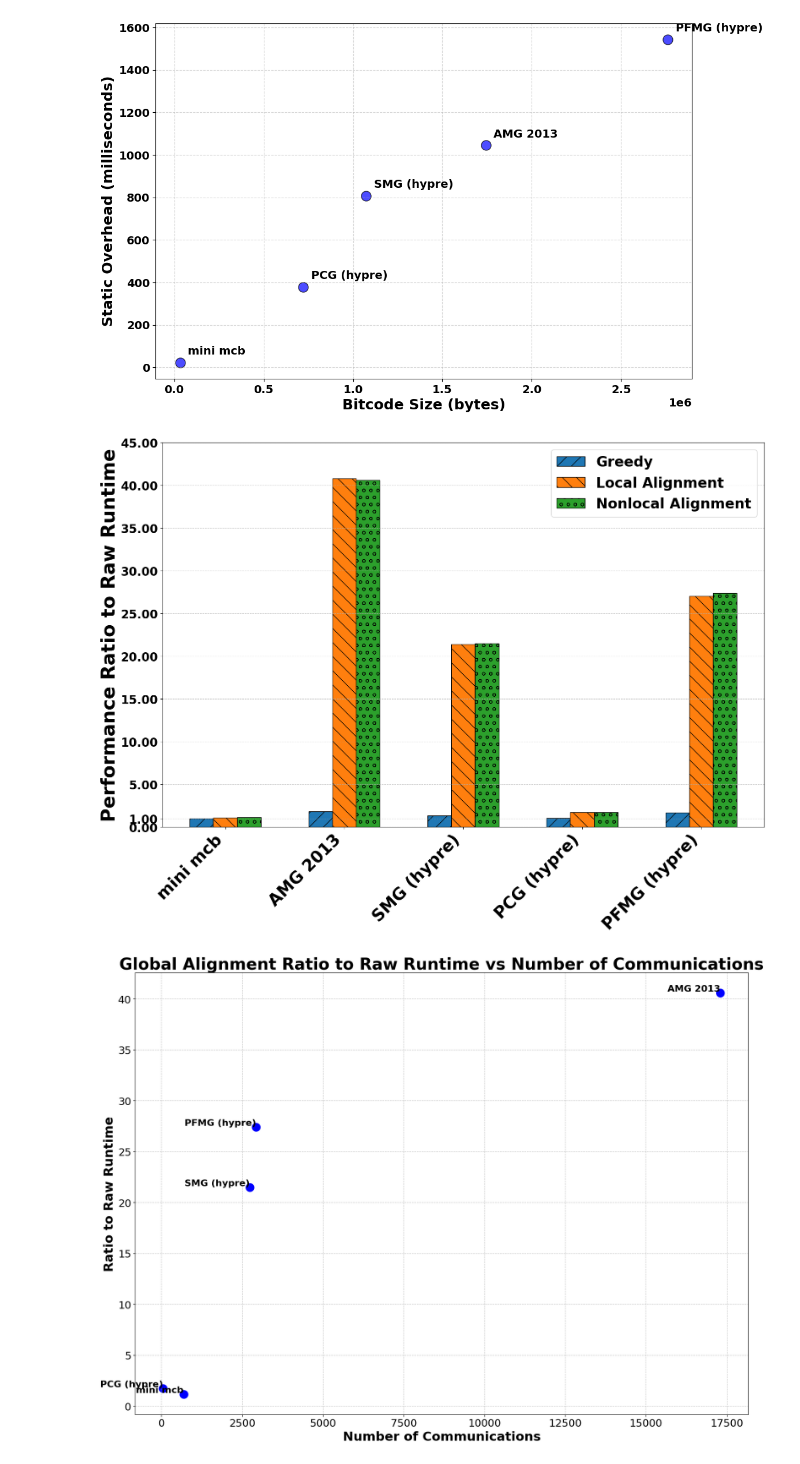
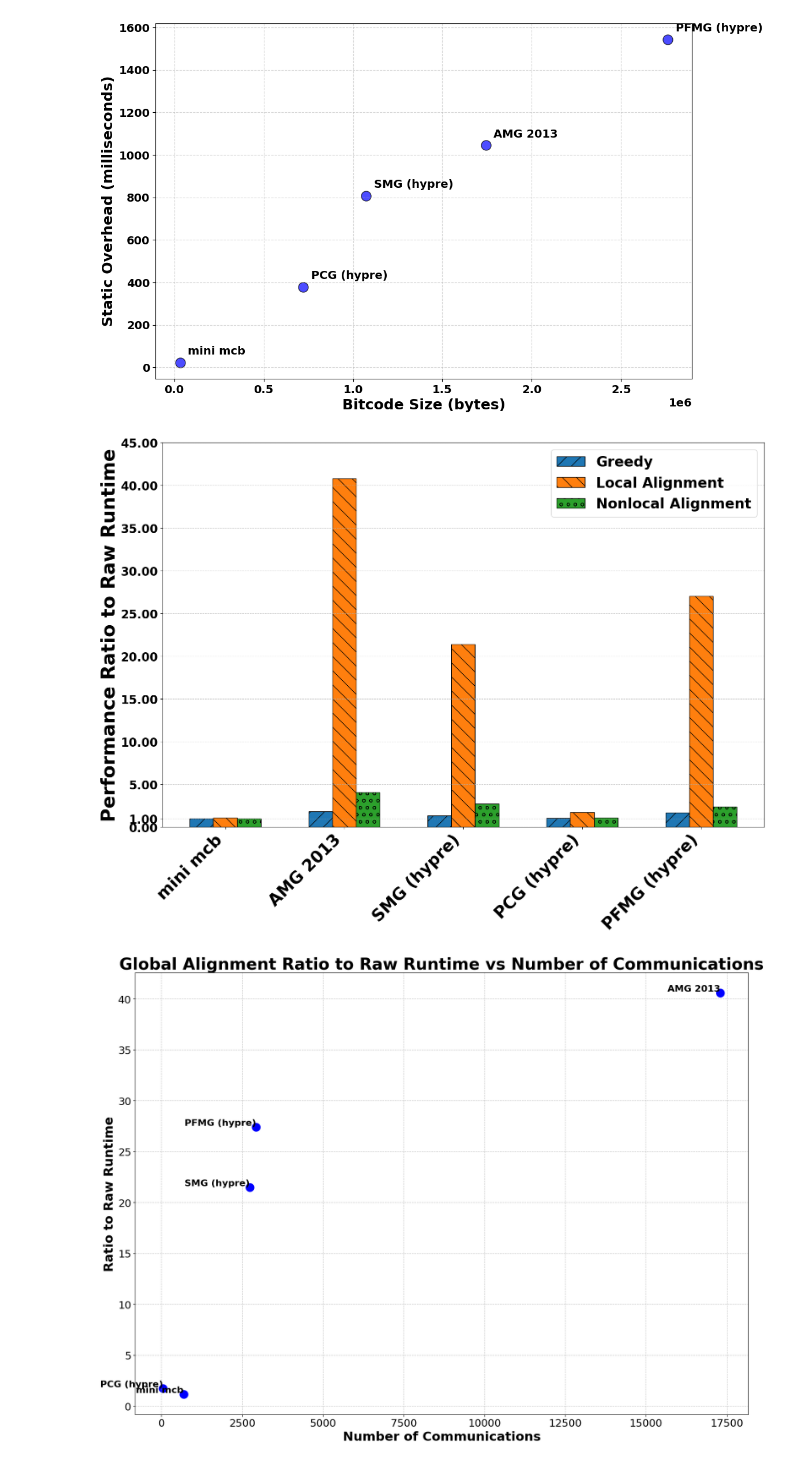
Before and after one commit to depaul-dice/ProvScopeMPI, a Jupyter notebook: figures/CCGRIDfigs.ipynb, the cells around one changed output. Saved outputs shown, nothing was run; the diff lists cells and outputs as text; code cells hidden in the pictures.

```diff
--- a/figures/CCGRIDfigs.ipynb
+++ b/figures/CCGRIDfigs.ipynb
@@ -138,11 +138,11 @@ comparison_categories = ['Greedy', 'Local Alignment', 'Nonlocal Alignment']
 # Runtime data
 raw_runtime = [410.448, 413.611, 424.873, 389.416, 344.399]
 comparison_data = [
-    [419.494, 459.117, 467.217],    # mini mcb
-    [773.315, 16873.309, 16793.549],  # AMG 2013
-    [583.572, 9092.227, 9121.687],   # SMG (hypre)
-    [408.616, 676.335, 675.451],    # PCG (hypre)
-    [579.86, 9304.358, 9438.799],   # PFMG (hypre)
+    [419.494, 459.117, 417.022],    # mini mcb
+    [773.315, 16873.309, 1692.645],  # AMG 2013
+    [583.572, 9092.227, 1152.962],   # SMG (hypre)
+    [408.616, 676.335, 426.038],    # PCG (hypre)
+    [579.86, 9304.358, 819.851],   # PFMG (hypre)
 ]
 
 # Calculate ratios
@@ -157,34 +157,34 @@ width = 0.2  # Width of bars
 
 # Define hatches for black-and-white distinction
 hatches = ['/', '\\', 'o']
 
 fig, ax = plt.subplots(figsize=(16, 12))
 
 # Create bars for comparison categories with hatching
 for i, (category, hatch) in enumerate(zip(comparison_categories, hatches)):
     offsets = x + (i - 1) * width
     ax.bar(offsets, [row[i] for row in ratios], width, label=category, hatch=hatch, edgecolor='black')
 
 # Labels and title with maximum font size
 ax.set_ylabel('Performance Ratio to Raw Runtime', fontweight='bold', fontsize=32)
 ax.set_xticks(x)
 ax.set_xticklabels(modules, rotation=45, ha='right', fontweight='bold', fontsize=28)
 
 # Adjust y-axis ticks and make them bold with increased font size
 ax.set_yticks(np.append(ax.get_yticks(), 1))
 ax.set_yticklabels([f'{tick:.2f}' for tick in ax.get_yticks()], fontweight='bold', fontsize=20)
 ax.set_ylim(bottom=0)
 
 # Customize legend with bold text and maximum font size
 legend = ax.legend(fontsize=24, title_fontsize=24)
 plt.setp(legend.get_texts(), fontweight='bold')
 
 # Show grid and plot
 ax.grid(axis='y', linestyle='--', alpha=0.7)
 plt.tight_layout()
 plt.savefig("recordOverhead.png", format="png", dpi=300)
 # %% [output]
-[figure, old version]
+[figure, new version]
 # %%
 # Data for number of communications
 communications = [690, 17304, 2736, 52, 2935]
```
